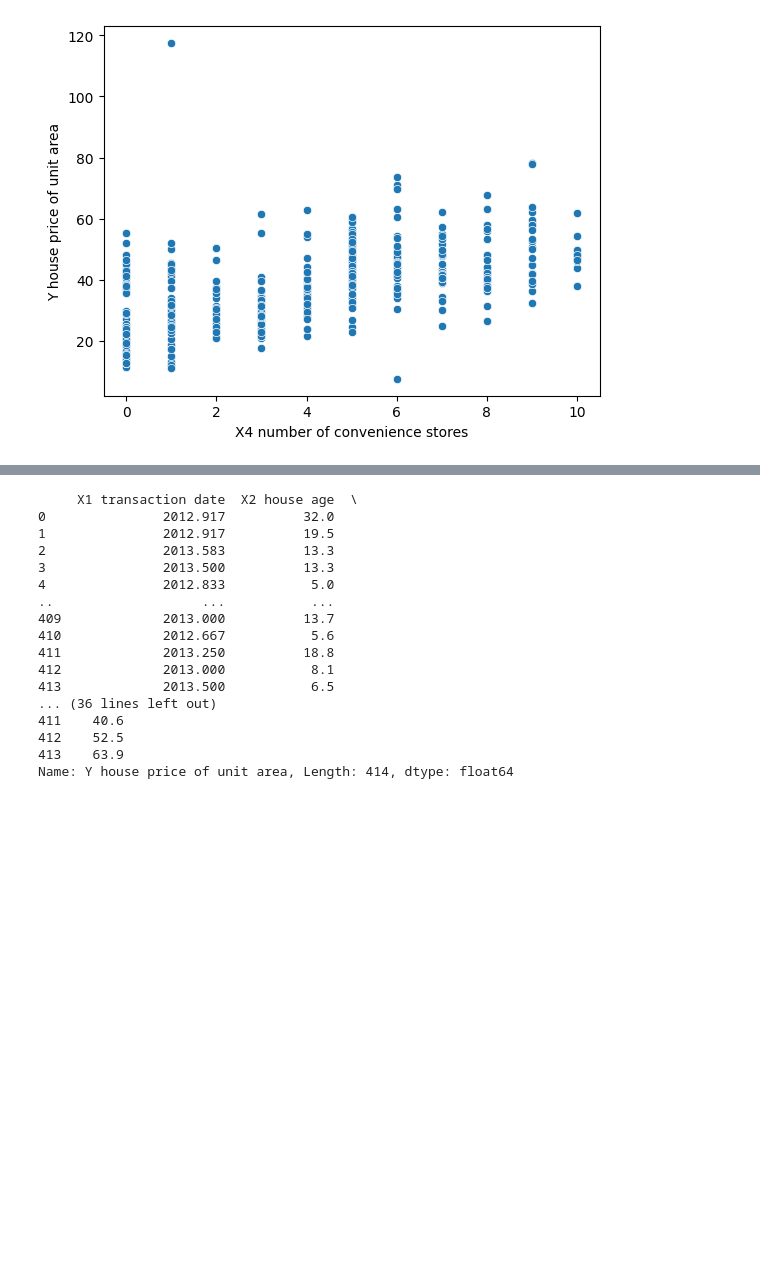
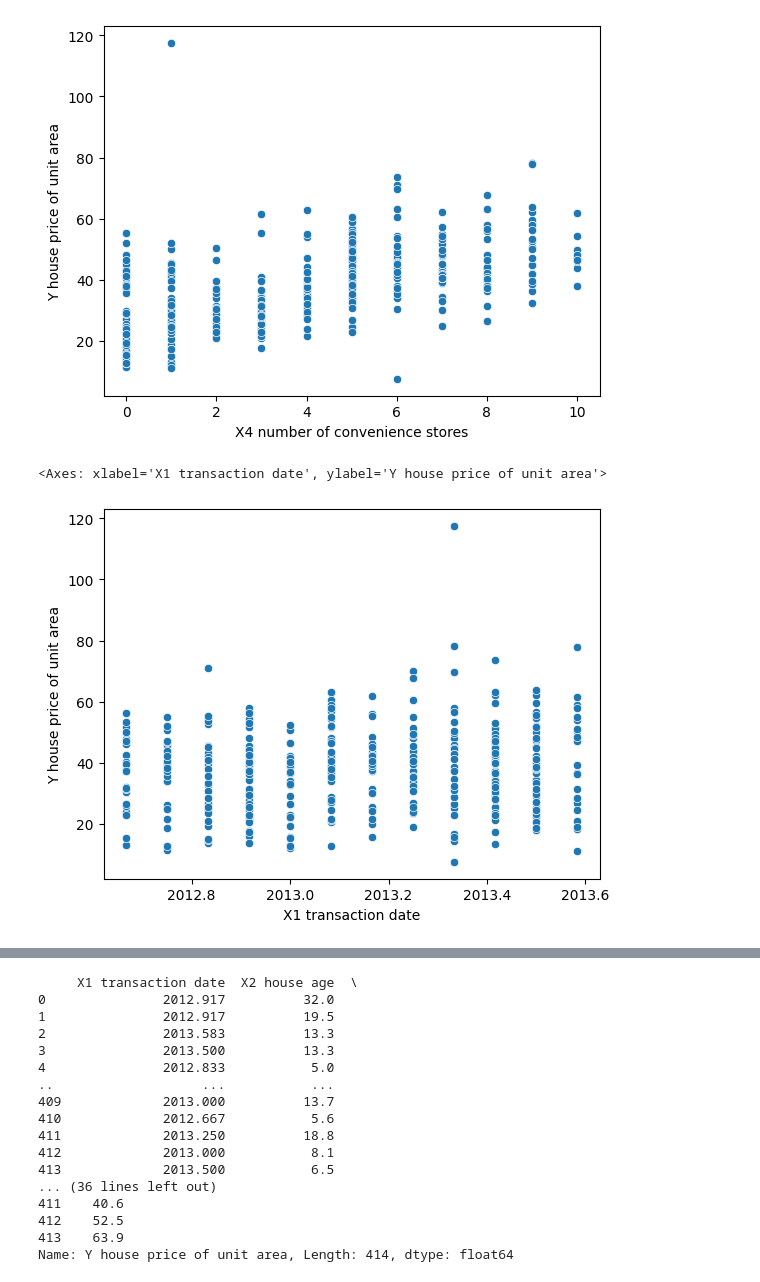
Before and after one commit to riyasharma1202/AIML, a Jupyter notebook: MultipleLinearRegression.ipynb, the cells around one changed output, grey strips where cells are left out. Drawn from its saved outputs; the diff is of its cells as text; code cells hidden in the pictures; blank space fills up the shorter version.

```diff
--- a/MultipleLinearRegression.ipynb
+++ b/MultipleLinearRegression.ipynb
@@ -42,3 +42,10 @@ sns.scatterplot(x='X4 number of convenience stores',
 # %% [output]
 <Axes: xlabel='X4 number of convenience stores', ylabel='Y house price of unit area'>
 [figure]
+# %%
+# plotting a scatterplot
+sns.scatterplot(x='X1 transaction date',
+				y='Y house price of unit area', data=df)
+# %% [output]
+<Axes: xlabel='X1 transaction date', ylabel='Y house price of unit area'>
+[figure, added]
```
Also changed, not shown: parts of 2 cells of this notebook.
